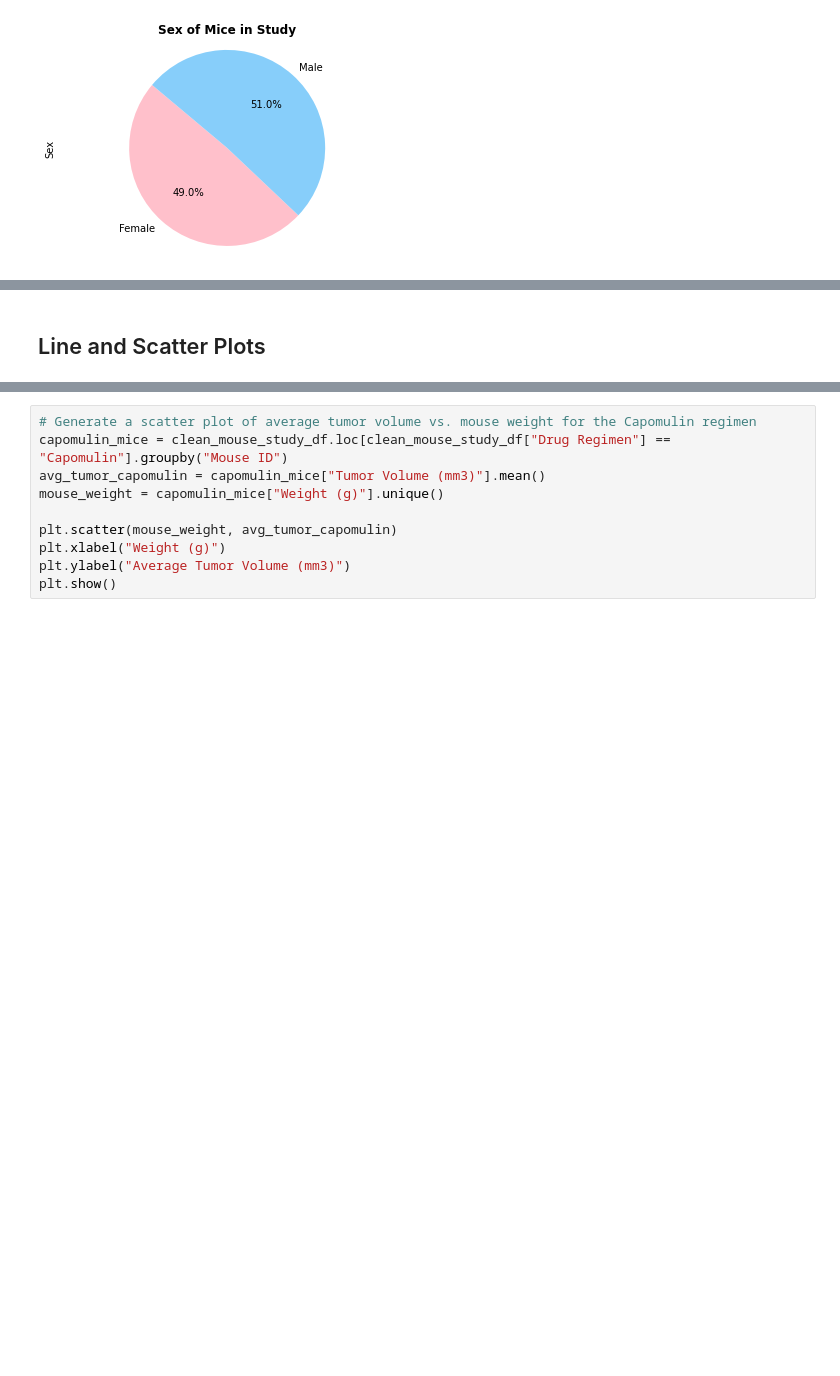
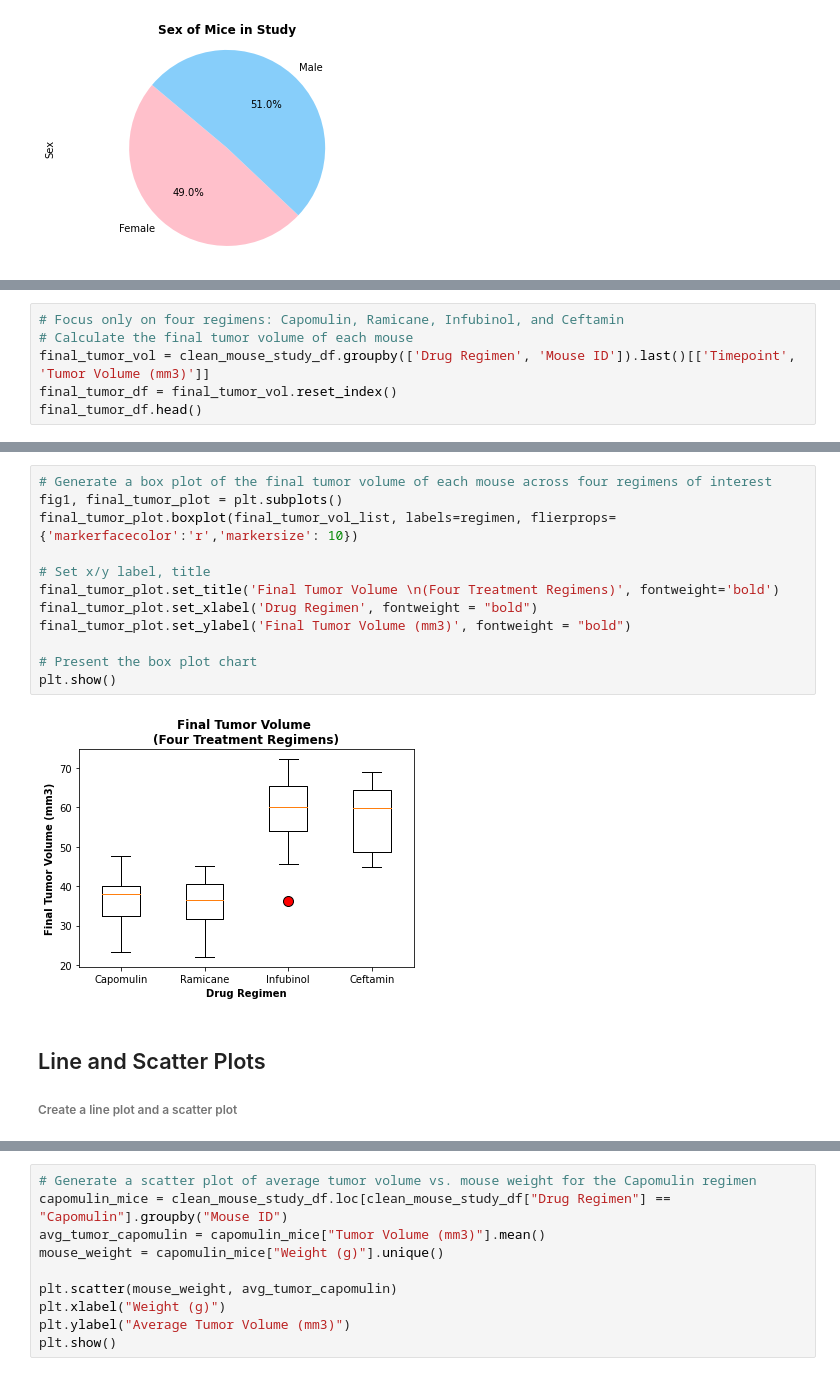
Before and after one commit to marthagriggs9/Pymaceuticals, a Jupyter notebook: Pymaceuticals_MG.ipynb, the cells around one changed output, grey strips where cells are left out. Cells and saved outputs as stored; diff of their text form; blank space fills up the shorter version.

```diff
--- a/Pymaceuticals_MG.ipynb
+++ b/Pymaceuticals_MG.ipynb
@@ -383,0 +308,6 @@ plt.show()
+# %%
+# Focus only on four regimens: Capomulin, Ramicane, Infubinol, and Ceftamin
+# Calculate the final tumor volume of each mouse
+final_tumor_vol = clean_mouse_study_df.groupby(['Drug Regimen', 'Mouse ID']).last()[['Timepoint', 'Tumor Volume (mm3)']]
+final_tumor_df = final_tumor_vol.reset_index()
+final_tumor_df.head()
@@ -384,4 +378,20 @@ plt.show()
+# %%
+# Generate a box plot of the final tumor volume of each mouse across four regimens of interest
+fig1, final_tumor_plot = plt.subplots()
+final_tumor_plot.boxplot(final_tumor_vol_list, labels=regimen, flierprops={'markerfacecolor':'r','markersize': 10})
+
+# Set x/y label, title
+final_tumor_plot.set_title('Final Tumor Volume \n(Four Treatment Regimens)', fontweight='bold')
+final_tumor_plot.set_xlabel('Drug Regimen', fontweight = "bold")
+final_tumor_plot.set_ylabel('Final Tumor Volume (mm3)', fontweight = "bold")
+
+# Present the box plot chart
+plt.show()
+# %% [output]
+[figure, added]
 # %% [markdown]
 ## Line and Scatter Plots
+
+###### Create a line plot and a scatter plot
 # %%
 # Generate a line plot of tumor volume vs. time point for a mouse treated with Capomulin
```
Also changed, not shown: parts of 17 cells of this notebook.
